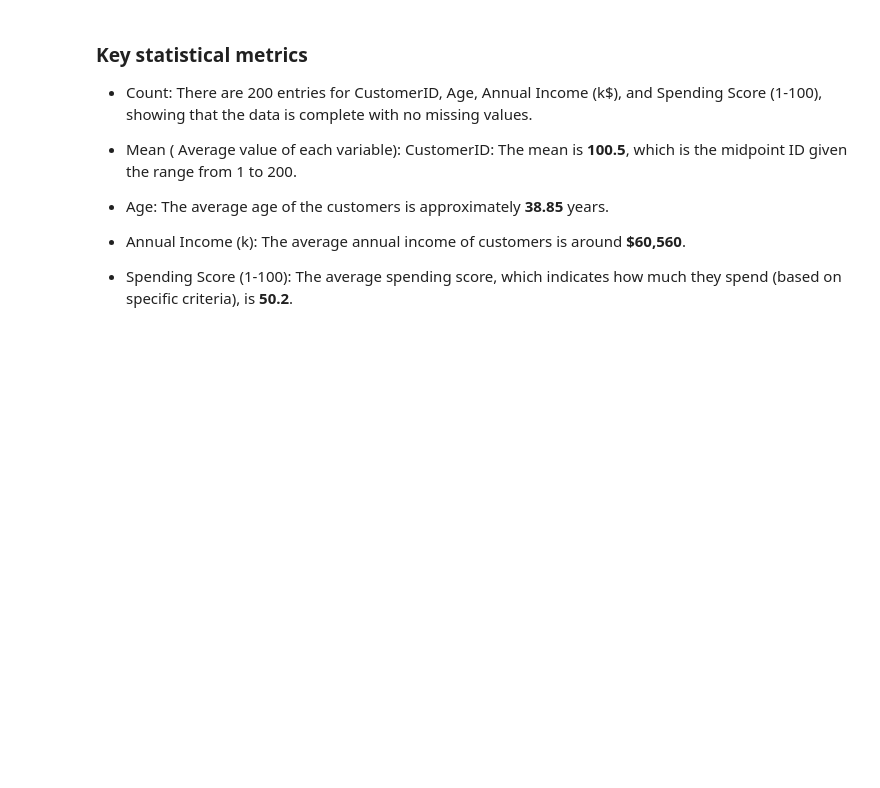
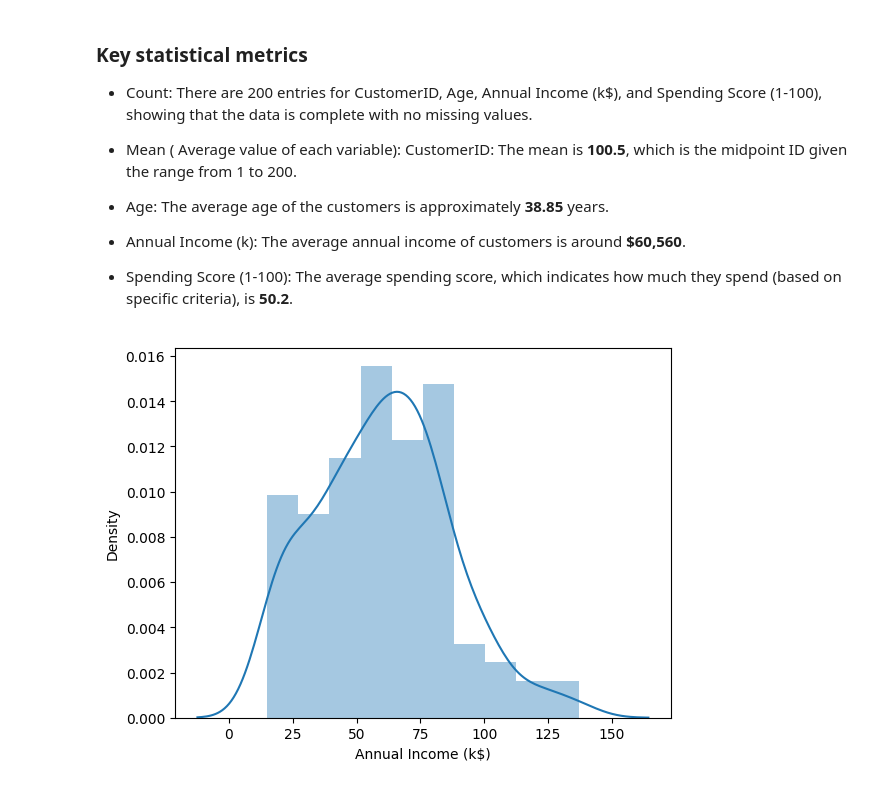
Before and after one commit to Payal2000/Customer-Segmentation-and-Clustering, a Jupyter notebook: Customer_Segmenation.ipynb, the cells around one changed output. Cells and saved outputs as stored; diff of their text form; code cells hidden in the pictures; blank space fills up the shorter version.

```diff
--- a/Customer_Segmenation.ipynb
+++ b/Customer_Segmenation.ipynb
@@ -69,3 +69,7 @@ CustomerID: The mean is **100.5**, which is the midpoint ID given the range from
 - Annual Income (k): The average annual income of customers is around **$60,560**.
 
 - Spending Score (1-100): The average spending score, which indicates how much they spend (based on specific criteria), is **50.2**.
+# %%
+sns.distplot(data['Annual Income (k$)']);
+# %% [output]
+[figure, added]
```
Also changed, not shown: parts of 3 cells of this notebook.
